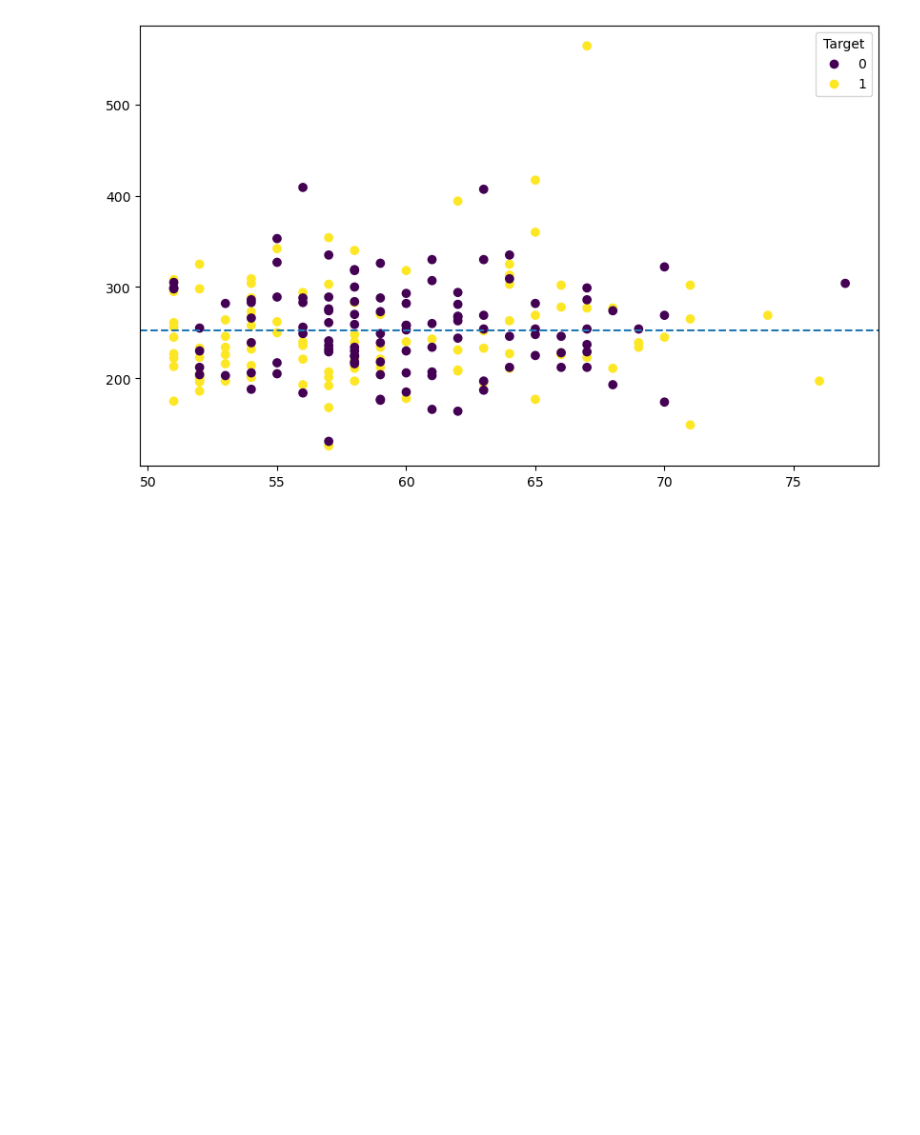
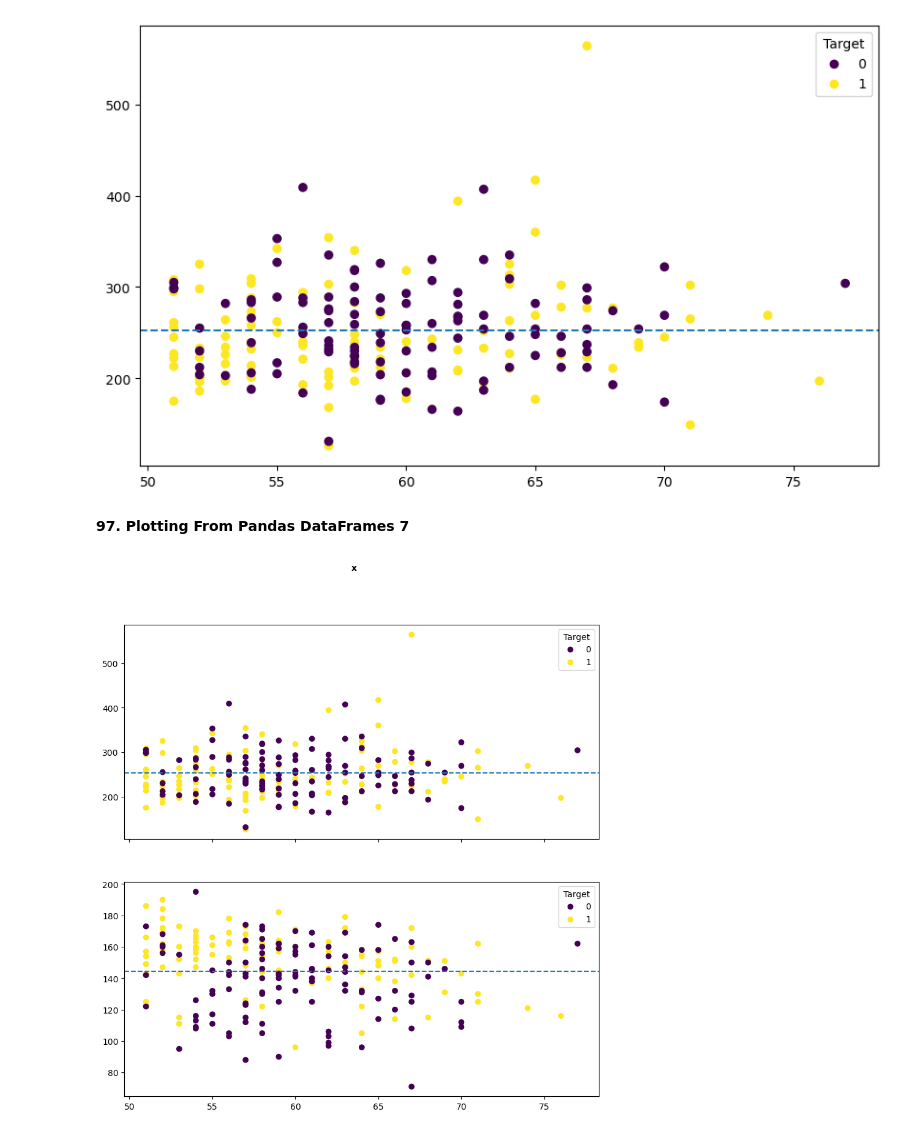
Before and after one commit to bhagya777/NumpyPandas, a Jupyter notebook: Matplotlib.ipynb, the cells around one changed output. Drawn from its saved outputs; the diff is of its cells as text; code cells hidden in the pictures; blank space fills up the shorter version.

```diff
--- a/Matplotlib.ipynb
+++ b/Matplotlib.ipynb
@@ -473,3 +473,19 @@ ax.axhline(over_50["chol"].mean(),linestyle="--")
 plt.show()
 # %% [output]
 [figure]
+# %% [markdown]
+**97. Plotting From Pandas DataFrames 7**
+# %%
+fig,(ax0,ax1)=plt.subplots(nrows=2,ncols=1,figsize=(10,10),sharex=True)
+scatter=ax0.scatter(x=over_50["age"],y=over_50["chol"],
+                    c=over_50["target"])
+ax0.legend(*scatter.legend_elements(),title="Target")
+ax0.axhline(over_50["chol"].mean(),linestyle="--")
+scatter=ax1.scatter(x=over_50["age"],y=over_50["thalach"],
+                    c=over_50["target"])
+ax1.legend(*scatter.legend_elements(),title="Target")
+ax1.axhline(over_50["thalach"].mean(),linestyle="--")
+fig.suptitle("x",fontsize=10,fontweight="bold")
+plt.show()
+# %% [output]
+[figure, added]
```
Also changed, not shown: parts of 10 cells of this notebook.
